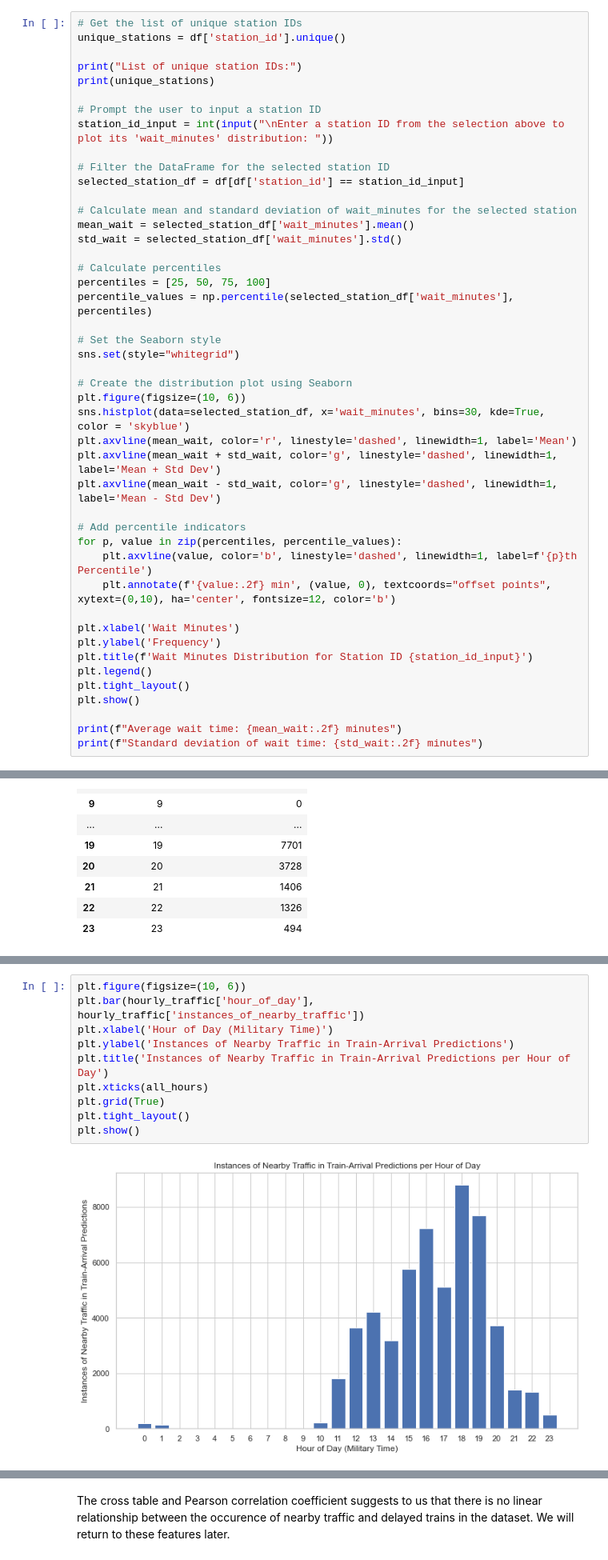
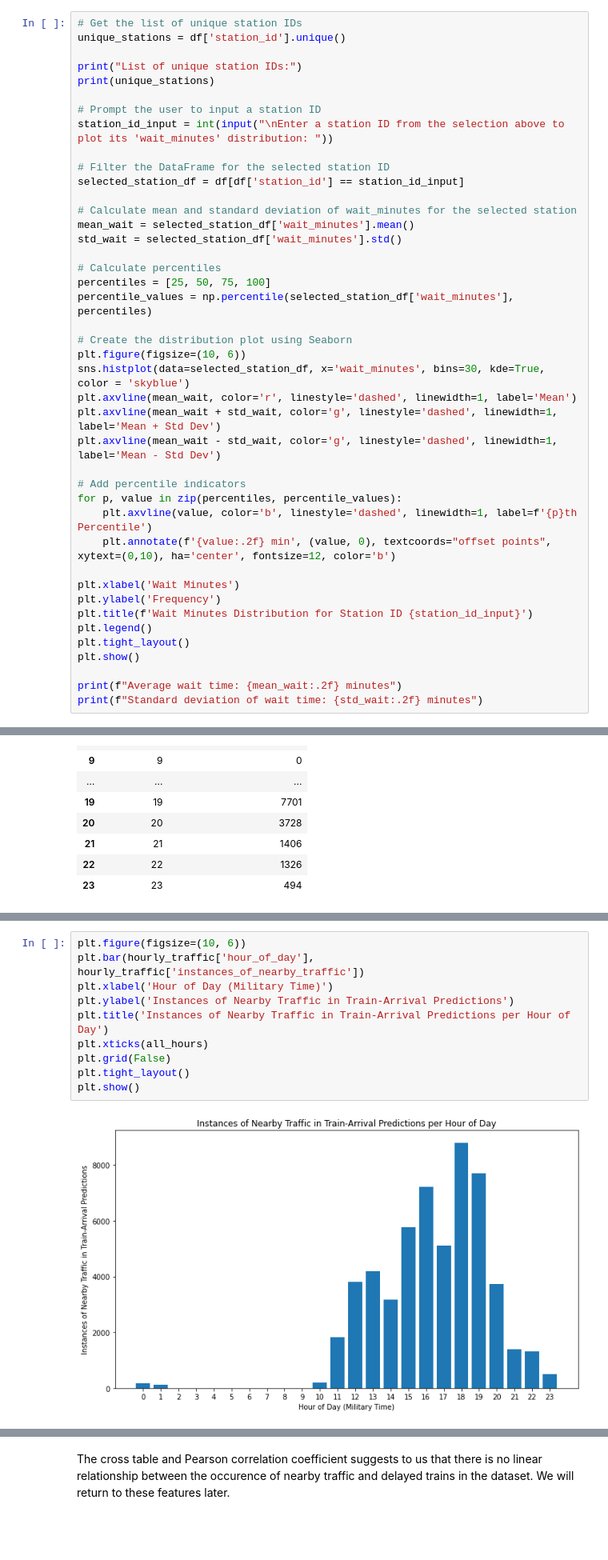
Before and after one commit to simonhui1/CTA-TimeGuard, a Jupyter notebook: index_organized.ipynb, the cells around one changed output, grey strips where cells are left out. Shown: that part at 80% size. Saved outputs shown, nothing was run; the diff lists cells and outputs as text; blank space fills up the shorter version.

```diff
--- a/index_organized.ipynb
+++ b/index_organized.ipynb
@@ -367,9 +406,6 @@ std_wait = selected_station_df['wait_minutes'].std()
 # Calculate percentiles
 percentiles = [25, 50, 75, 100]
 percentile_values = np.percentile(selected_station_df['wait_minutes'], percentiles)
-
-# Set the Seaborn style
-sns.set(style="whitegrid")
 
 # Create the distribution plot using Seaborn
 plt.figure(figsize=(10, 6))
@@ -659,15 +699,15 @@ hourly_traffic
 # %%
 plt.figure(figsize=(10, 6))
 plt.bar(hourly_traffic['hour_of_day'], hourly_traffic['instances_of_nearby_traffic'])
 plt.xlabel('Hour of Day (Military Time)')
 plt.ylabel('Instances of Nearby Traffic in Train-Arrival Predictions')
 plt.title('Instances of Nearby Traffic in Train-Arrival Predictions per Hour of Day')
 plt.xticks(all_hours)
-plt.grid(True)
+plt.grid(False)
 plt.tight_layout()
 plt.show()
 # %% [output]
-[figure, old version]
+[figure, new version]
 # %%
 # Create a crosstab table
 cross_table = pd.crosstab(df['nearby_traffic'], df['isDly'])
```
Also changed, not shown: parts of 62 cells of this notebook.
